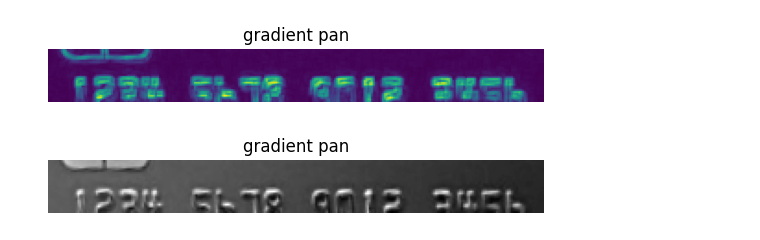
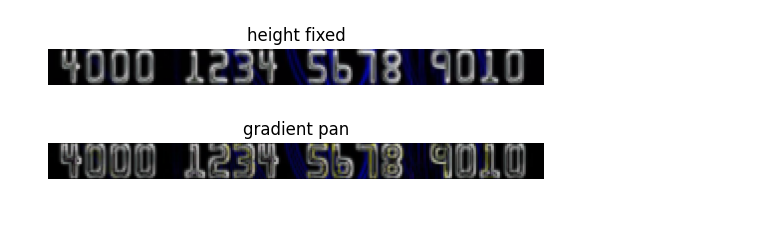
Before and after one commit to Mohamedamr3737/credit-card-detector, a Jupyter notebook: all.ipynb, the cells around one changed output. Drawn from its saved outputs; the diff is of its cells as text; code cells hidden in the pictures.

```diff
--- a/all.ipynb
+++ b/all.ipynb
@@ -311,8 +527,9 @@ def prepare_image_for_contours(image):
 
 # inverted_image = cv2.bitwise_not(extended_line_image)
 # showImage("mm",inverted_image)
-inverted_imagea = prepare_image_for_contours(cv2.bitwise_not(filtered_line_image))
-showImage("mm",inverted_imagea)
+if lines is not None and len(lines)>=4:
+    inverted_imagea = prepare_image_for_contours(cv2.bitwise_not(filtered_line_image))
+    showImage("mm",inverted_imagea)
 def find_contours(image):
     contours, _ = cv2.findContours(image, cv2.RETR_EXTERNAL, cv2.CHAIN_APPROX_SIMPLE)
     sorted_contours = sorted(contours, key=cv2.contourArea, reverse=True)
@@ -413,8 +630,11 @@ def order_points(points):
     return rect
 
 # Assuming 'inverted_image' and 'original_image' are defined earlier in your code
-largest_contour = find_contours(inverted_imagea)
-cropped_contour_image, rect = crop_contour_from_image(padded_image, largest_contour)
+if lines is not None and len(lines)>=4:
+    largest_contour = find_contours(inverted_imagea)
+else:
+    largest_contour = find_contours(dilated_mask)
+cropped_contour_image, rect = crop_contour_from_image(padded_imagehq, largest_contour)
 contour_with_approx, approx_points = approximate_and_draw_contour(cropped_contour_image, largest_contour, rect)
 
 if approx_points is not None and len(approx_points) >= 4:
@@ -423,7 +643,7 @@ if approx_points is not None and len(approx_points) >= 4:
     transformed_image = perspective_transform(cropped_contour_image, pts)
 
     # Display results
-    showImage("Contours on Original Image", draw_contours_on_image(largest_contour, padded_image))
+    showImage("Contours on Original Image", draw_contours_on_image(largest_contour, padded_imagehq))
     showImage("Cropped Contour Image", cropped_contour_image)
     showImage("Contour with Approximation", contour_with_approx)
     showImage("Transformed Image", transformed_image)
@@ -472,18 +780,18 @@ showImage('Sharpened Image', resizedpan)
 # %%
-gray_image = cv2.cvtColor(resizedpan, cv2.COLOR_BGR2GRAY)
+if resizedpan.shape[0]>150:
+    resizedpan = resizedpan[:70, :]
 
 
-kernel = np.ones((8, 8), np.uint8)  # You can adjust the kernel size
-gradient = cv2.morphologyEx(gray_image, cv2.MORPH_GRADIENT, kernel)
+showImage("height fixed" ,resizedpan)
+
+kernelpan = np.ones((5, 6), np.uint8)  # You can adjust the kernel size
+gradientpan = cv2.morphologyEx(resizedpan, cv2.MORPH_GRADIENT, kernelpan)
 # Apply Gaussian blur to the image
-blurredg = cv2.GaussianBlur(gradient, (9, 9), 10.0)
-showImage("gradient pan",gradient)
-# Subtract the blurred image from the original image to create the mask
-sharpenedg = cv2.addWeighted(gradient, 1.5, blurredg, -0.5, 0)
-showImage("gradient pan",gray_image ,cmap="gray")
+# blurredg = cv2.GaussianBlur(gradient, (9, 9), 10.0)
+showImage("gradient pan",gradientpan)
 # %% [output]
-[figure, old version]
+[figure, new version]
-[figure, old version]
+[figure, new version]
 # %%
 import cv2
 import imutils
```
Also changed, not shown: parts of 11 cells of this notebook, 28 other files.
